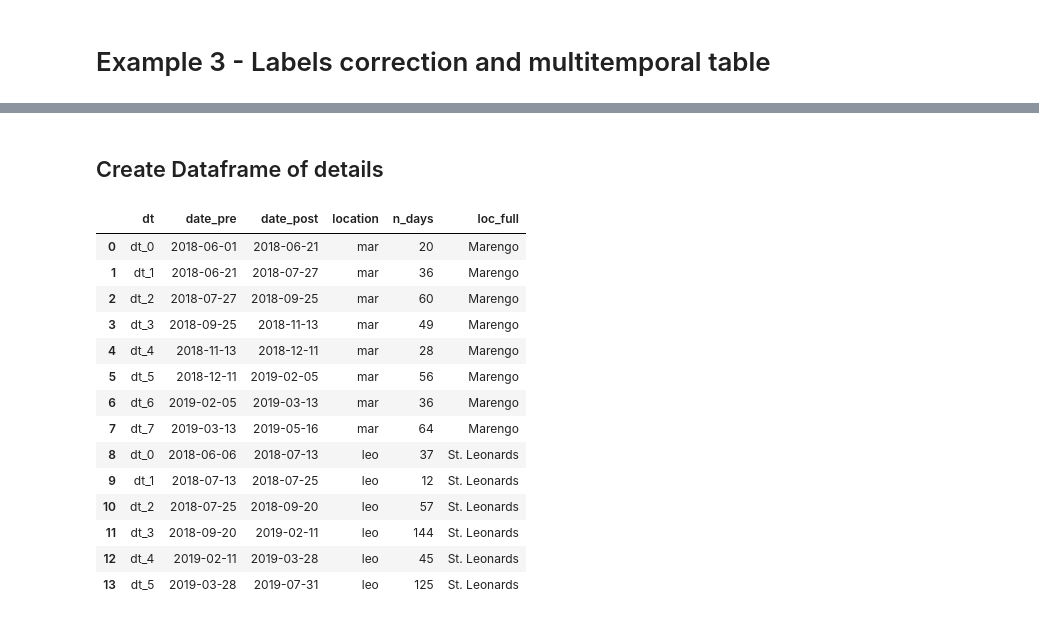
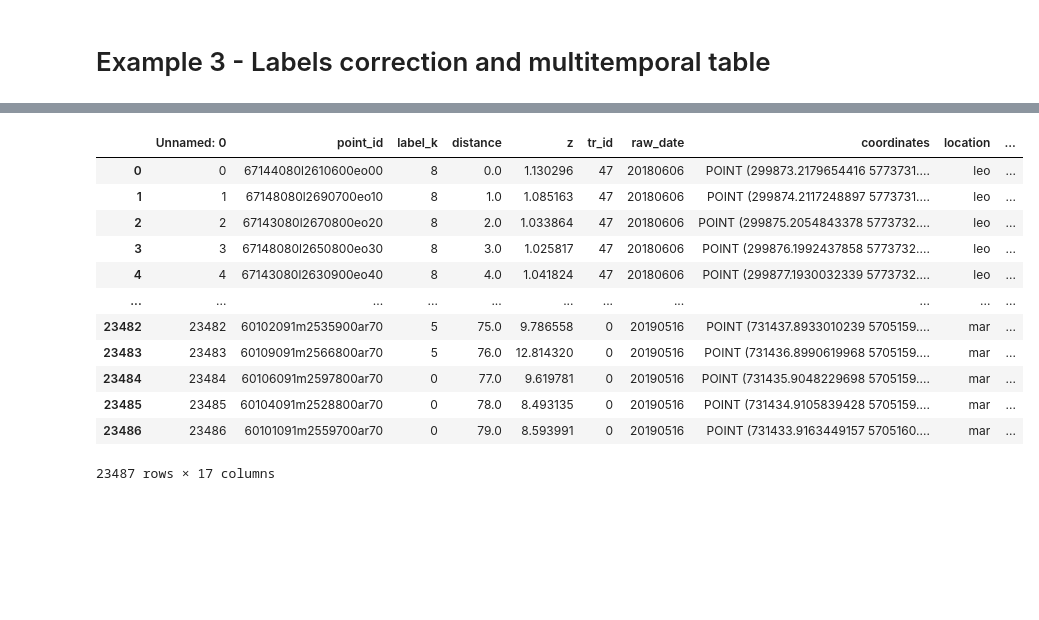
Before and after one commit to npucino/sandpyper, a Jupyter notebook: examples/Example_3_Labels_correction_and_multitemporal_table.ipynb, the cells around one changed output, grey strips where cells are left out. Cells and saved outputs as stored; diff of their text form; code cells hidden in the pictures; blank space fills up the shorter version.

```diff
--- a/examples/Example_3_Labels_correction_and_multitemporal_table.ipynb
+++ b/examples/Example_3_Labels_correction_and_multitemporal_table.ipynb
@@ -32,4 +272,4 @@ pd.options.mode.chained_assignment = None  # default='warn'
 # %%
-labelled_dataset=pd.read_csv(r"C:\my_packages\doc_data\labels\data_classified.csv")
+labelled_dataset=pd.read_csv(r"C:\my_packages\sandpyper\tests\test_data\test_to_classify.csv")
 # %%
 # QGIS Labels
@@ -466,0 +340,5 @@ dh_df
+# %%
+l_dicts={'no_sand': no_sand_dict,
+         'sand': sand_dict,
+        'water': water_dict,
+        'veg':veg_dict}
@@ -467 +372,19 @@ dh_df
+# %%
+to_clean_classified=classify_labelk(labelled_dataset, l_dicts)
+# %%
+to_clean_classified
+# %% [output]
+|  | Unnamed: 0 | point_id | label_k | distance | z | tr_id | raw_date | coordinates | location | ... |
+| 0 | 0 | 67144080l2610600eo00 | 8 | 0.0 | 1.130296 | 47 | 20180606 | POINT (299873.2179654416 5773731.... | leo | ... |
+| 1 | 1 | 67148080l2690700eo10 | 8 | 1.0 | 1.085163 | 47 | 20180606 | POINT (299874.2117248897 5773731.... | leo | ... |
+| 2 | 2 | 67143080l2670800eo20 | 8 | 2.0 | 1.033864 | 47 | 20180606 | POINT (299875.2054843378 5773732.... | leo | ... |
+| 3 | 3 | 67148080l2650800eo30 | 8 | 3.0 | 1.025817 | 47 | 20180606 | POINT (299876.1992437858 5773732.... | leo | ... |
+| 4 | 4 | 67143080l2630900eo40 | 8 | 4.0 | 1.041824 | 47 | 20180606 | POINT (299877.1930032339 5773732.... | leo | ... |
+| ... | ... | ... | ... | ... | ... | ... | ... | ... | ... | ... |
+| 23482 | 23482 | 60102091m2535900ar70 | 5 | 75.0 | 9.786558 | 0 | 20190516 | POINT (731437.8933010239 5705159.... | mar | ... |
+| 23483 | 23483 | 60109091m2566800ar70 | 5 | 76.0 | 12.814320 | 0 | 20190516 | POINT (731436.8990619968 5705159.... | mar | ... |
+| 23484 | 23484 | 60106091m2597800ar70 | 0 | 77.0 | 9.619781 | 0 | 20190516 | POINT (731435.9048229698 5705159.... | mar | ... |
+| 23485 | 23485 | 60104091m2528800ar70 | 0 | 78.0 | 8.493135 | 0 | 20190516 | POINT (731434.9105839428 5705159.... | mar | ... |
+| 23486 | 23486 | 60101091m2559700ar70 | 0 | 79.0 | 8.593991 | 0 | 20190516 | POINT (731433.9163449157 5705160.... | mar | ... |
+23487 rows × 17 columns
 # %%
@@ -469,20 +391,0 @@ dh_df.to_csv(r"C:\my_packages\doc_data\profiles\dh_data.csv", index=False)
-# %% [markdown]
-## Create Dataframe of details
-# %%
-create_details_df(dh_df, loc_full)
-# %% [output]
-|  | dt | date_pre | date_post | location | n_days | loc_full |
-| 0 | dt_0 | 2018-06-01 | 2018-06-21 | mar | 20 | Marengo |
-| 1 | dt_1 | 2018-06-21 | 2018-07-27 | mar | 36 | Marengo |
-| 2 | dt_2 | 2018-07-27 | 2018-09-25 | mar | 60 | Marengo |
-| 3 | dt_3 | 2018-09-25 | 2018-11-13 | mar | 49 | Marengo |
-| 4 | dt_4 | 2018-11-13 | 2018-12-11 | mar | 28 | Marengo |
-| 5 | dt_5 | 2018-12-11 | 2019-02-05 | mar | 56 | Marengo |
-| 6 | dt_6 | 2019-02-05 | 2019-03-13 | mar | 36 | Marengo |
-| 7 | dt_7 | 2019-03-13 | 2019-05-16 | mar | 64 | Marengo |
-| 8 | dt_0 | 2018-06-06 | 2018-07-13 | leo | 37 | St. Leonards |
-| 9 | dt_1 | 2018-07-13 | 2018-07-25 | leo | 12 | St. Leonards |
-| 10 | dt_2 | 2018-07-25 | 2018-09-20 | leo | 57 | St. Leonards |
-| 11 | dt_3 | 2018-09-20 | 2019-02-11 | leo | 144 | St. Leonards |
-| 12 | dt_4 | 2019-02-11 | 2019-03-28 | leo | 45 | St. Leonards |
-| 13 | dt_5 | 2019-03-28 | 2019-07-31 | leo | 125 | St. Leonards |
```
Also changed, not shown: parts of 21 cells of this notebook, 24 other files.
